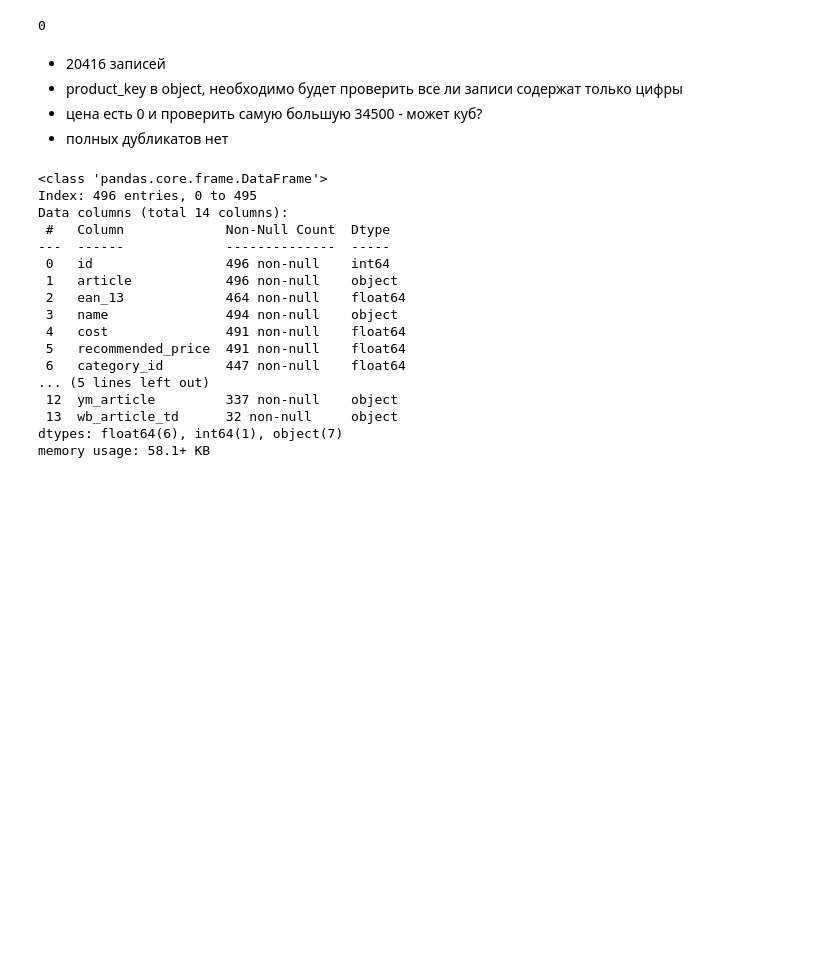
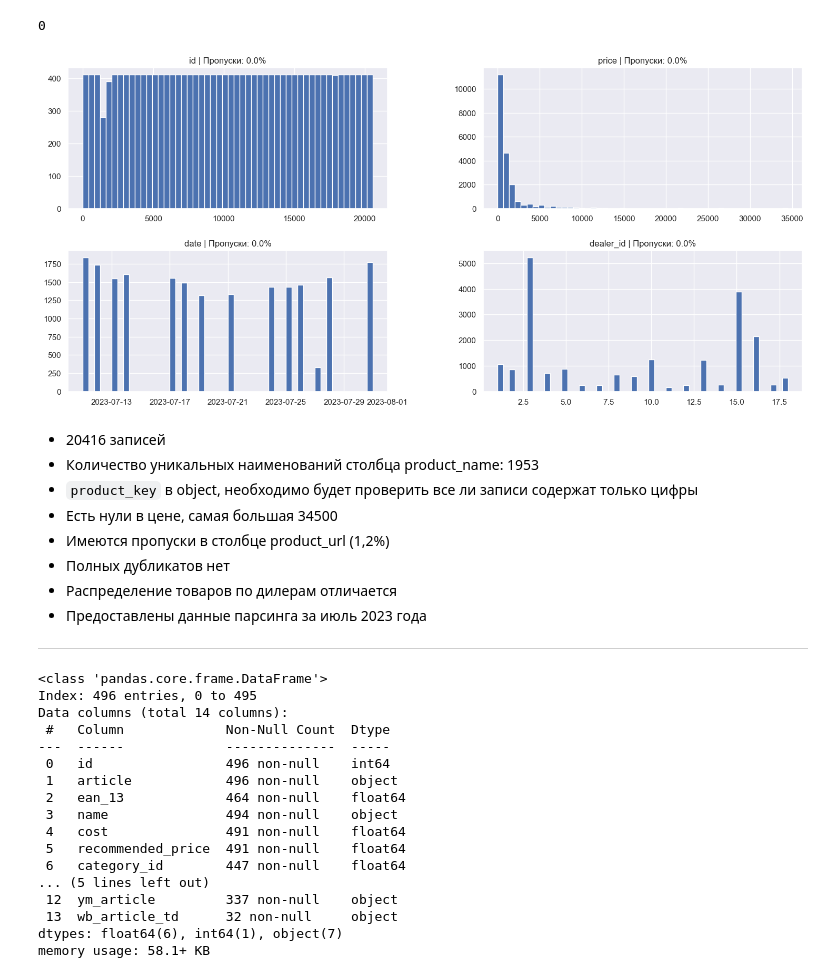
Before and after one commit to avkrickaya/Prosept_matching, a Jupyter notebook: prosept-hack-notebook-2511.ipynb, the cells around one changed output. Cells and saved outputs as stored; diff of their text form; code cells hidden in the pictures; blank space fills up the shorter version.

```diff
--- a/prosept-hack-notebook-2511.ipynb
+++ b/prosept-hack-notebook-2511.ipynb
@@ -175,9 +178,23 @@ None
 | date | 20416 | NaN | NaN | NaN | 2023-07-19 20:58:52.288401152 | 2023-07-11 00:00:00 | 2023-07-13 00:00:00 | 2023-07-19 00:00:00 | 2023-07-26 00:00:00 | 2023-07-31 00:00:00 | NaN |
 | dealer_id | 20416.0 | NaN | NaN | NaN | 8.938627 | 1.0 | 3.0 | 9.0 | 15.0 | 18.0 | 5.72333 |
 0
+# %%
+# распределение численных признаков и пропуски
+ax = data_dealers.hist(bins=50)
+# Добавление подписей с количеством пропусков
+for col, subplot in zip(data_dealers.select_dtypes(exclude=['object']).columns, ax.flatten()):
+    subplot.set_title(f"{col} | Пропуски: {round(data_dealers[col].isnull().sum()/len(data_dealers) * 100, 2)}%")
+# %% [output]
+[figure, added]
 # %% [markdown]
 - 20416 записей
-- product_key в object, необходимо будет проверить все ли записи содержат только цифры
-- цена есть 0 и проверить самую большую 34500 - может куб?
-- полных дубликатов нет
+- Количество уникальных наименований столбца product_name:  1953
+- `product_key` в object, необходимо будет проверить все ли записи содержат только цифры
+- Есть нули в цене, самая большая 34500
+- Имеются пропуски в столбце product_url (1,2%)
+- Полных дубликатов нет
+- Распределение товаров по дилерам отличается
+- Предоставлены данные парсинга за июль 2023 года
+
+---
 # %%
```
Also changed, not shown: parts of 95 cells of this notebook, 1 other file.
